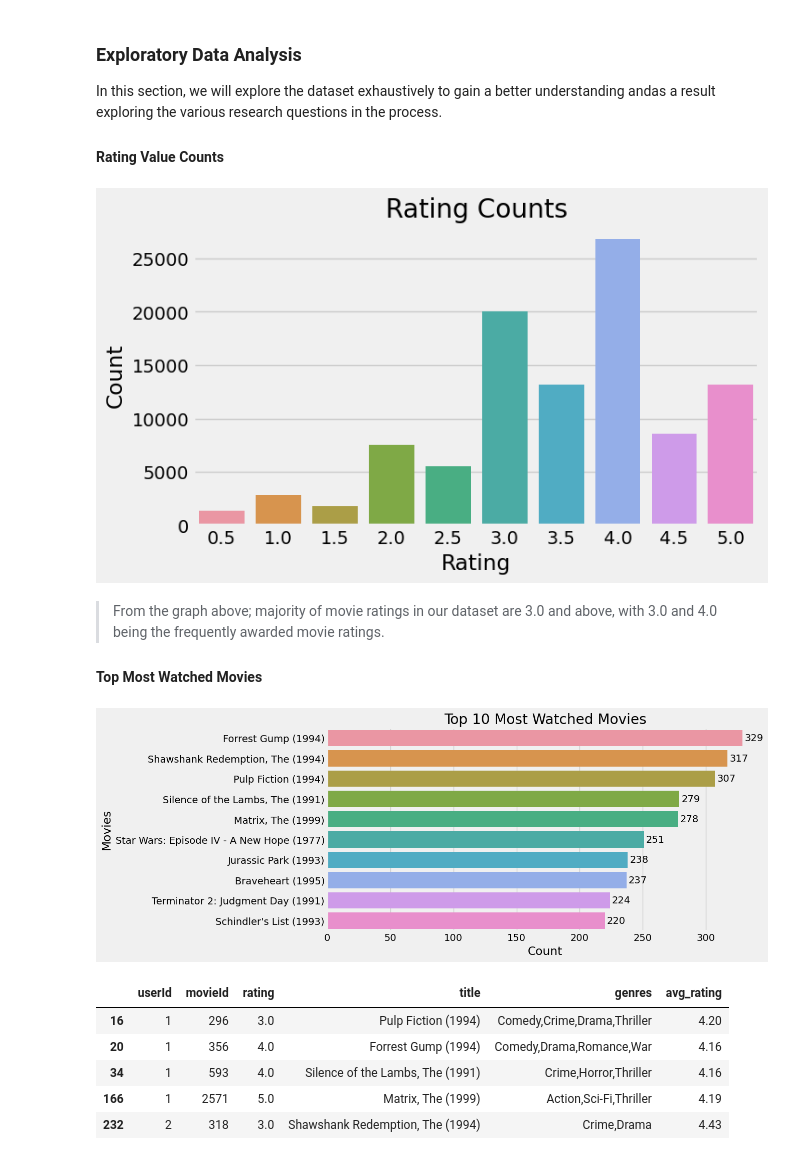
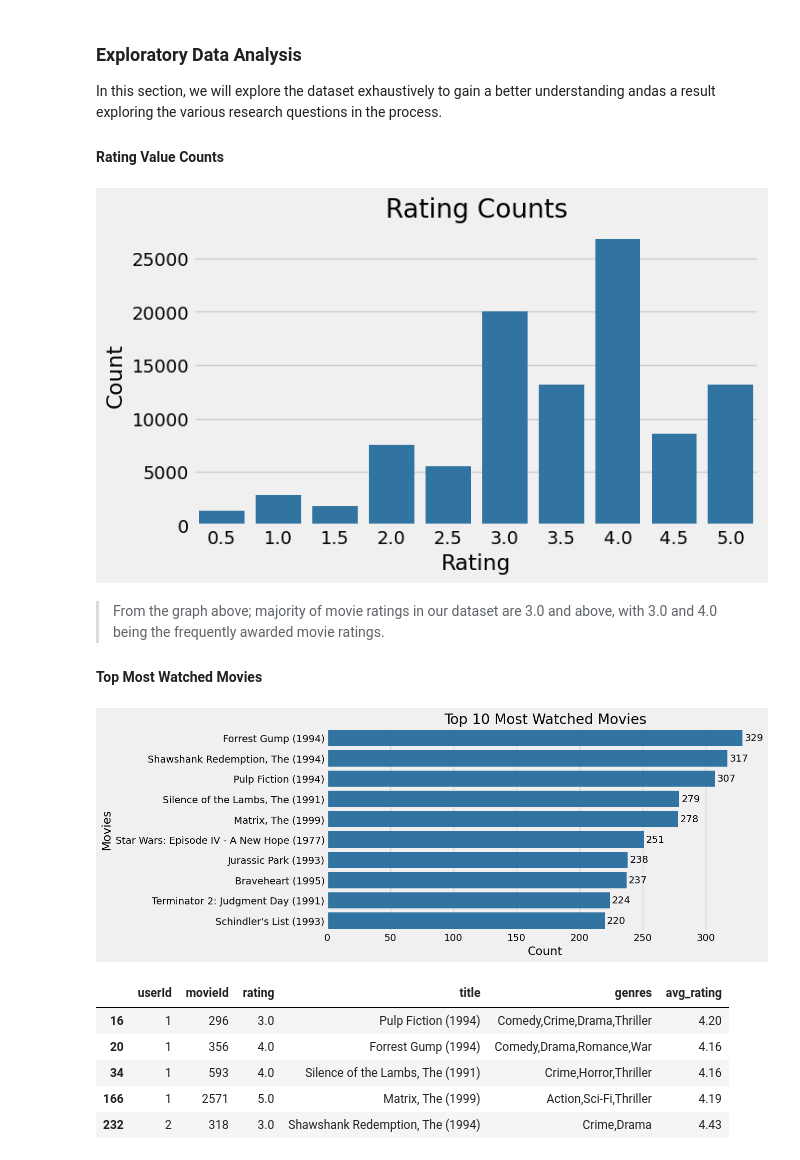
Before and after one commit to sha-ddie/Phase-4-Project, a Jupyter notebook: student.ipynb, the cells around one changed output. Cells and saved outputs as stored; diff of their text form; code cells hidden in the pictures.

```diff
--- a/student.ipynb
+++ b/student.ipynb
@@ -256,12 +254,12 @@ In this section, we will explore the dataset exhaustively to gain a better under
 # %%
 # plotting the rating counts
 fig, ax=plt.subplots(figsize=(7,4))
-sns.countplot(data=movies , x='rating', ax=ax)
+sns.countplot(data=movies , x='rating', ax=ax, color='tab:blue')
 ax.set_ylabel("Count")
 ax.set_xlabel("Rating")
 ax.set_title("Rating Counts");
 # %% [output]
-[figure, old version]
+[figure, new version]
 # %% [markdown]
 > From the graph above; majority of movie ratings in our dataset are 3.0 and above, with 3.0 and 4.0 being the frequently awarded movie ratings.
 
@@ -269,18 +267,18 @@ ax.set_title("Rating Counts");
 # %%
 # first we group the data according to movie titles
 # and the arrang in descending order of the counts
 data=movies.groupby('title')[['userId']].count().sort_values(by='userId',ascending=False)
 data
 
 # plotting the grouped data and plotting the top 10 movies
 fig, ax=plt.subplots(figsize=(10,5))
-sns.barplot(data=data[:10] , x='userId',y=data[:10].index , ax=ax)
+sns.barplot(data=data[:10] , x='userId',y=data[:10].index , ax=ax, color='tab:blue')
 ax.set_ylabel("Movies")
 ax.set_xlabel("Count")
 ax.set_title("Top 10 Most Watched Movies")
 ax.bar_label(ax.containers[0],padding=3);
 # %% [output]
-[figure, old version]
+[figure, new version]
 # %%
 # previewing the genres of the top 5 movies
 titles= data[:5].index
```
Also changed, not shown: parts of 28 cells of this notebook.
